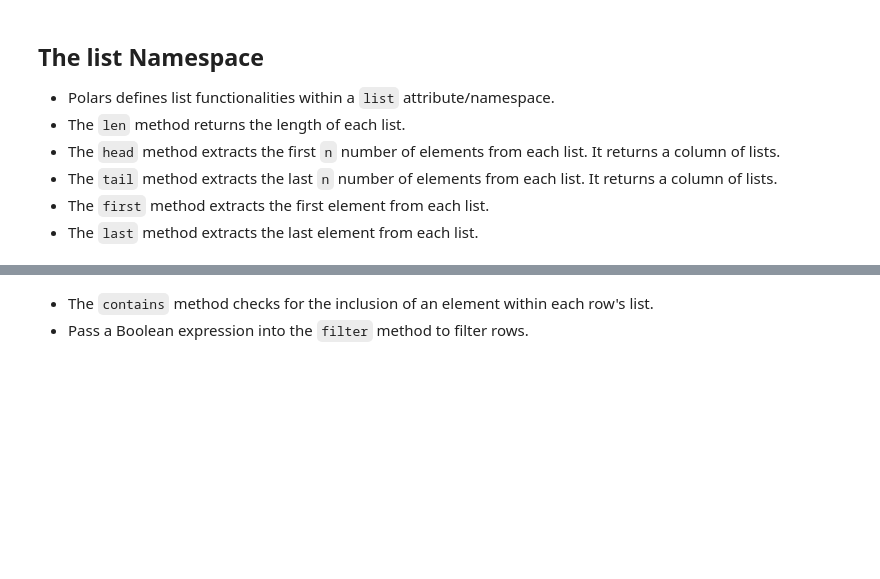
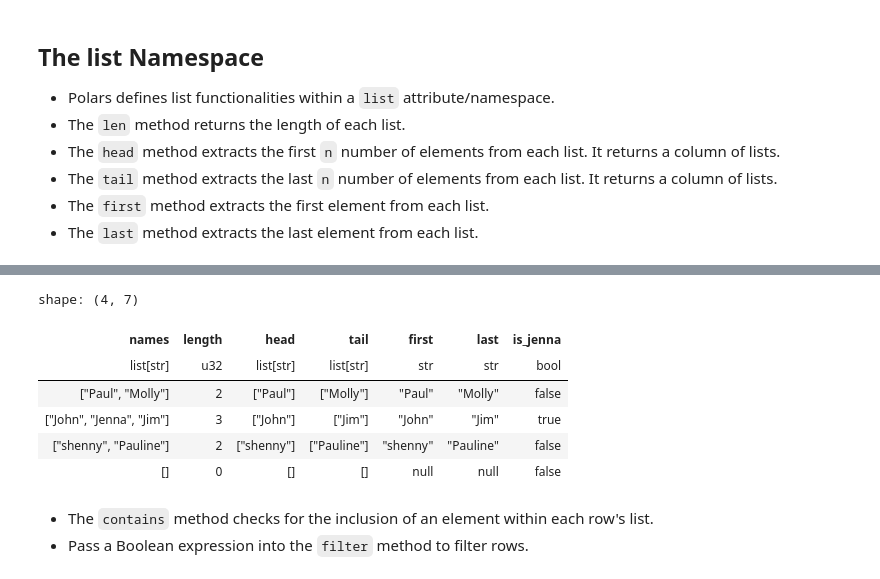
Before and after one commit to yaowenqiang/Data-Analysis-with-Polars-and-Python, a Jupyter notebook: incomplete/10 - Arrays and Lists.ipynb, the cells around one changed output, grey strips where cells are left out. Drawn from its saved outputs; the diff is of its cells as text; code cells hidden in the pictures; blank space fills up the shorter version.

```diff
--- a/incomplete/10 - Arrays and Lists.ipynb
+++ b/incomplete/10 - Arrays and Lists.ipynb
@@ -56,3 +123,7 @@
 - The `tail` method extracts the last `n` number of elements from each list. It returns a column of lists.
 - The `first` method extracts the first element from each list.
 - The `last` method extracts the last element from each list.
+# %%
+guests = pl.DataFrame(
+    {"names": [["Paul", "Molly"], ["John", "Jenna", "Jim"], ["shenny", "Pauline"], []]}
+)
@@ -59,3 +150,20 @@
+# %%
+guests.with_columns(
+    pl.col("names").list.len().alias("length"),
+    pl.col("names").list.head(1).alias("head"),
+    pl.col("names").list.tail(1).alias("tail"),
+    pl.col("names").list.first().alias("first"),
+    pl.col("names").list.last().alias("last"),
+    pl.col("names").list.contains("Jenna").alias("is_jenna"),
+)
+# %% [output]
+shape: (4, 7)
+| names | length | head | tail | first | last | is_jenna |
+| list[str] | u32 | list[str] | list[str] | str | str | bool |
+| ["Paul", "Molly"] | 2 | ["Paul"] | ["Molly"] | "Paul" | "Molly" | false |
+| ["John", "Jenna", "Jim"] | 3 | ["John"] | ["Jim"] | "John" | "Jim" | true |
+| ["shenny", "Pauline"] | 2 | ["shenny"] | ["Pauline"] | "shenny" | "Pauline" | false |
+| [] | 0 | [] | [] | null | null | false |
 # %% [markdown]
 - The `contains` method checks for the inclusion of an element within each row's list.
 - Pass a Boolean expression into the `filter` method to filter rows.
```
Also changed, not shown: parts of 44 cells of this notebook.
